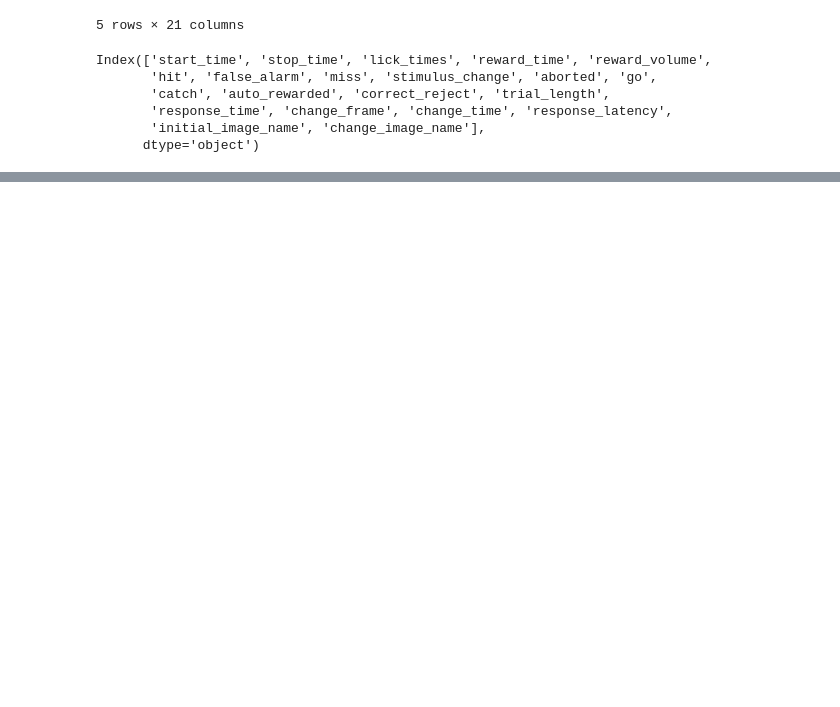
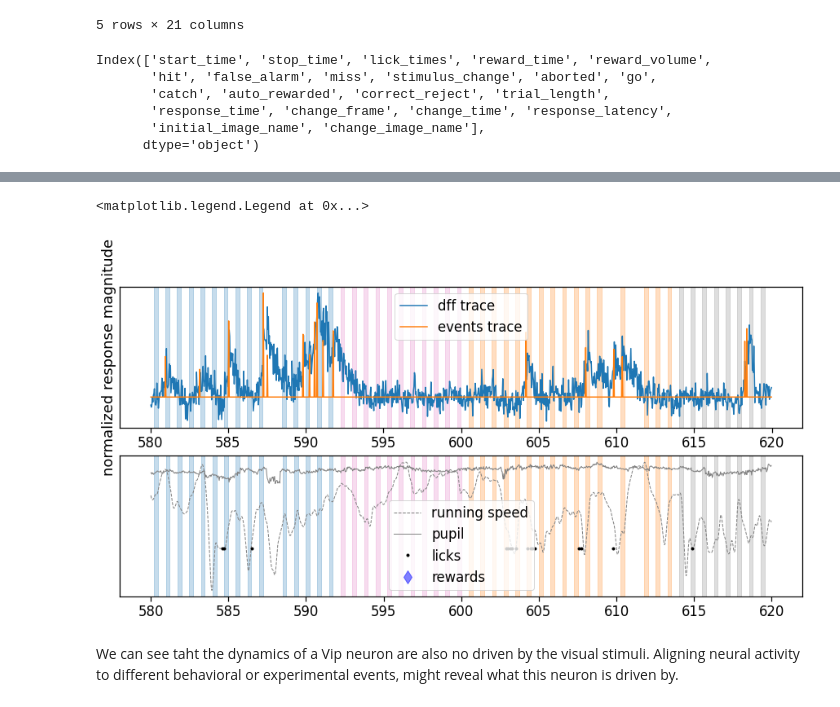
Before and after one commit to AllenInstitute/visual_behavior_analysis, a Jupyter notebook: notebooks/22.03.2021_load_ophys_data_example.ipynb, the cells around one changed output, grey strips where cells are left out. Drawn from its saved outputs; the diff is of its cells as text; code cells hidden in the pictures; blank space fills up the shorter version.

```diff
--- a/notebooks/22.03.2021_load_ophys_data_example.ipynb
+++ b/notebooks/22.03.2021_load_ophys_data_example.ipynb
@@ -474,7 +509,7 @@ We can get a different, Vip experiment from Ophys session 1 and plot it to compa
 # %%
 selected_experiment_table = experiment_table[(experiment_table.cre_line=='Vip-IRES-Cre')&
                         (experiment_table.session_number==1)]
-dataset = bc.get_behavior_ophys_experiment(selected_experiment_table.index.values[0])
+dataset = bc.get_behavior_ophys_experiment(selected_experiment_table.index.values[1])
 cell_specimen_ids = dataset.cell_specimen_table.index.values # a list of all cell ids
 # %%
 
@@ -489,21 +524,27 @@ colormap['omitted'] = (1,1,1)
 dataset.stimulus_presentations['color'] = dataset.stimulus_presentations['image_name'].map(lambda image_name: colormap[image_name])
 # %%
 # we can plot the same information for a different cell in the dataset
-start_time = 1060 # start time in seconds
-stop_time = 1120 # stop time in seconds
+initial_time = 580 # start time in seconds
+final_time = 620 # stop time in seconds
 fig, ax = plt.subplots(2,1,figsize = (15,7))
-plot_dff_trace(ax[0], cell_specimen_ids[3], start_time, stop_time)
-plot_events_trace(ax[0], cell_specimen_ids[3], start_time, stop_time)
-plot_stimuli(ax[0], start_time, stop_time)
+
+plot_dff_trace(ax[0], cell_specimen_ids[5], initial_time, final_time)
+plot_events_trace(ax[0], cell_specimen_ids[5], initial_time, final_time)
+plot_stimuli(ax[0], initial_time, final_time)
 ax[0].set_ylabel('normalized response magnitude')
 ax[0].set_yticks([])
 ax[0].legend(['dff trace', 'events trace'])
 
-plot_running(ax[1], start_time, stop_time)
-plot_pupil(ax[1], start_time, stop_time)
-plot_licks(ax[1], start_time, stop_time)
-plot_rewards(ax[1], start_time, stop_time)
-plot_stimuli(ax[1], start_time, stop_time)
+plot_running(ax[1], initial_time, final_time)
+plot_pupil(ax[1], initial_time, final_time)
+plot_licks(ax[1], initial_time, final_time)
+plot_rewards(ax[1], initial_time, final_time)
+plot_stimuli(ax[1], initial_time, final_time)
 
 ax[1].set_yticks([])
 ax[1].legend(['running speed', 'pupil','licks', 'rewards'])
+# %% [output]
+<matplotlib.legend.Legend at 0x...>
+[figure, added]
+# %% [markdown]
+We can see taht the dynamics of a Vip neuron are also no driven by the visual stimuli. Aligning neural activity to different behavioral or experimental events, might reveal what this neuron is driven by.
```
Also changed, not shown: parts of 32 cells of this notebook.
